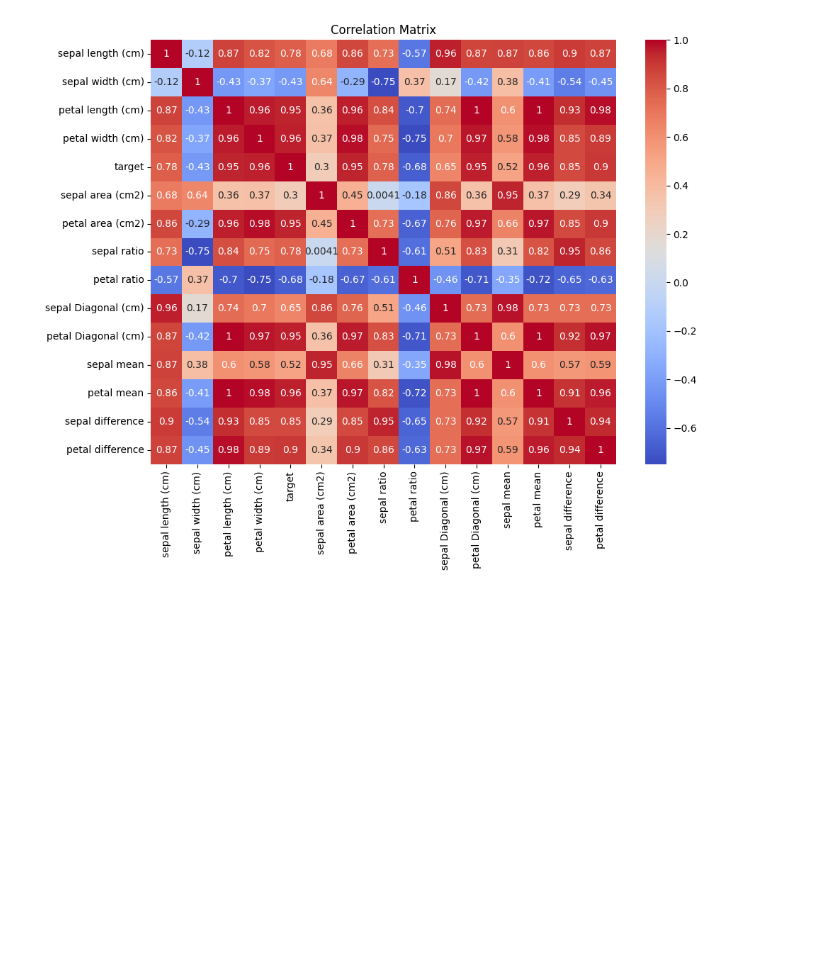
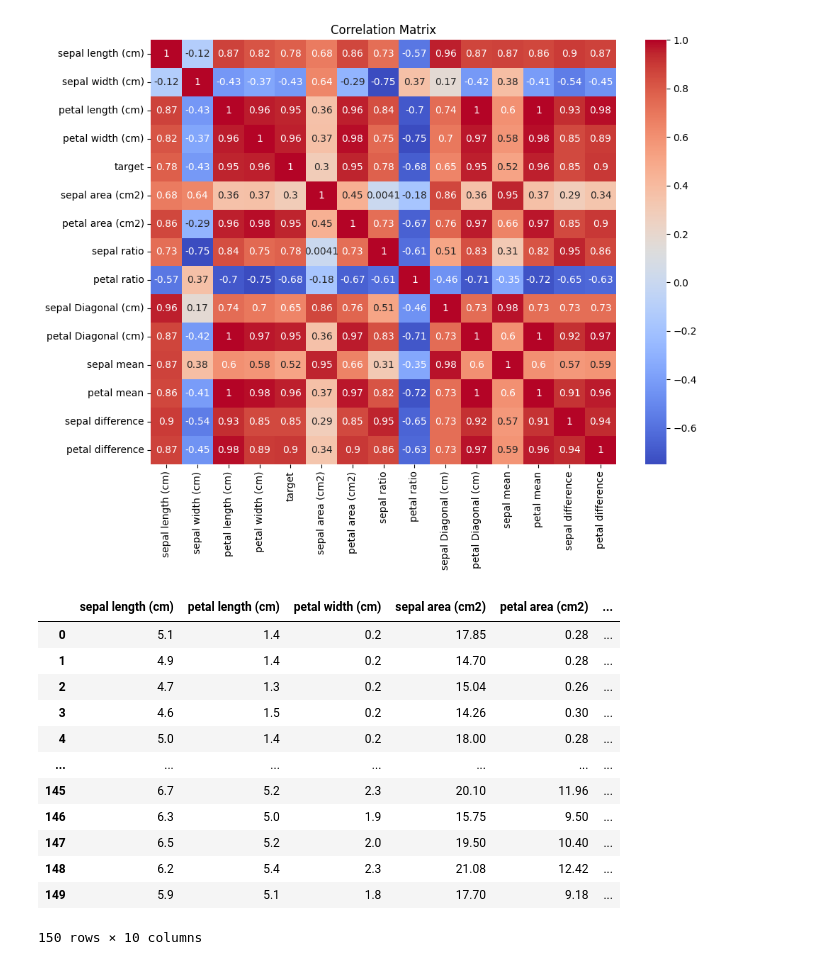
Before and after one commit to abdubakr77/Iris-Flower-Classification, a Jupyter notebook: Iris Flower Classification.ipynb, the cells around one changed output. Cells and saved outputs as stored; diff of their text form; code cells hidden in the pictures; blank space fills up the shorter version.

```diff
--- a/Iris Flower Classification.ipynb
+++ b/Iris Flower Classification.ipynb
@@ -174,3 +174,25 @@ plt.tight_layout()
 plt.show()
 # %% [output]
 [figure]
+# %%
+X = df.drop('target',axis=1)
+y = df['target']
+FeatureSelection = SelectKBest(chi2,k=10)
+X_Selected = FeatureSelection.fit_transform(X,y)
+
+X_Selected_df = pd.DataFrame(X_Selected,columns=[i for i,j in zip(X.columns , FeatureSelection.get_support()) if j])
+X_Selected_df
+# %% [output]
+|  | sepal length (cm) | petal length (cm) | petal width (cm) | sepal area (cm2) | petal area (cm2) | ... |
+| 0 | 5.1 | 1.4 | 0.2 | 17.85 | 0.28 | ... |
+| 1 | 4.9 | 1.4 | 0.2 | 14.70 | 0.28 | ... |
+| 2 | 4.7 | 1.3 | 0.2 | 15.04 | 0.26 | ... |
+| 3 | 4.6 | 1.5 | 0.2 | 14.26 | 0.30 | ... |
+| 4 | 5.0 | 1.4 | 0.2 | 18.00 | 0.28 | ... |
+| ... | ... | ... | ... | ... | ... | ... |
+| 145 | 6.7 | 5.2 | 2.3 | 20.10 | 11.96 | ... |
+| 146 | 6.3 | 5.0 | 1.9 | 15.75 | 9.50 | ... |
+| 147 | 6.5 | 5.2 | 2.0 | 19.50 | 10.40 | ... |
+| 148 | 6.2 | 5.4 | 2.3 | 21.08 | 12.42 | ... |
+| 149 | 5.9 | 5.1 | 1.8 | 17.70 | 9.18 | ... |
+150 rows × 10 columns
```
Also changed, not shown: parts of 1 cell of this notebook.
